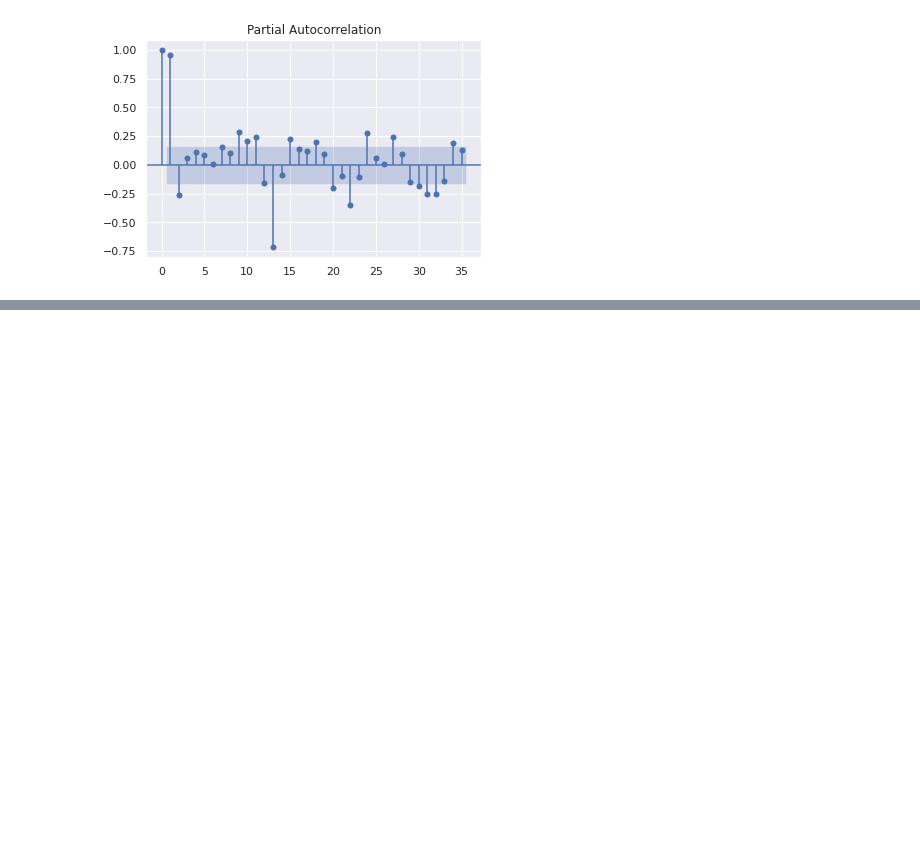
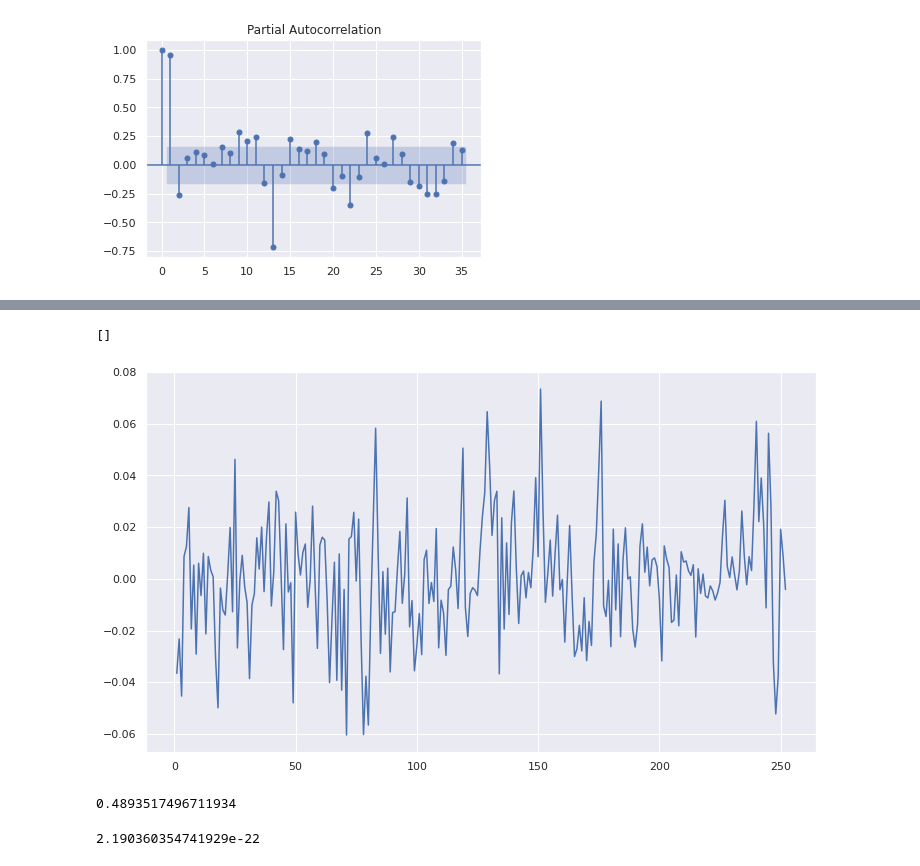
Before and after one commit to kfsky/Advanced-Python-TimeSeriese-Analysis, a Jupyter notebook: code/chapter1.ipynb, the cells around one changed output, grey strips where cells are left out. Cells and saved outputs as stored; diff of their text form; code cells hidden in the pictures; blank space fills up the shorter version.

```diff
--- a/code/chapter1.ipynb
+++ b/code/chapter1.ipynb
@@ -180,0 +213,22 @@ plots = sm.graphics.tsa.plot_pacf(df_content["#Passengers"], lags=35)
+# %%
+# 定常過程
+(1 + df_historical["USD"].pct_change()).apply(np.log).plot(figsize=(12, 7))
+plt.plot()
+# %% [output]
+[]
+[figure, added]
+# %%
+# 定常過程と非定常過程の検定
+# ADF検定
+
+adf_result = sm.tsa.stattools.adfuller(df_historical["USD"])
+adf_p_value = adf_result[1]
+adf_p_value
+# %% [output]
+0.4893517496711934
+# %%
+adf_result = sm.tsa.stattools.adfuller((1 + df_historical["USD"].pct_change()).apply(np.log).fillna(0))
+adf_p_value = adf_result[1]
+adf_p_value
+# %% [output]
+2.190360354741929e-22
```
Also changed, not shown: parts of 7 cells of this notebook.
